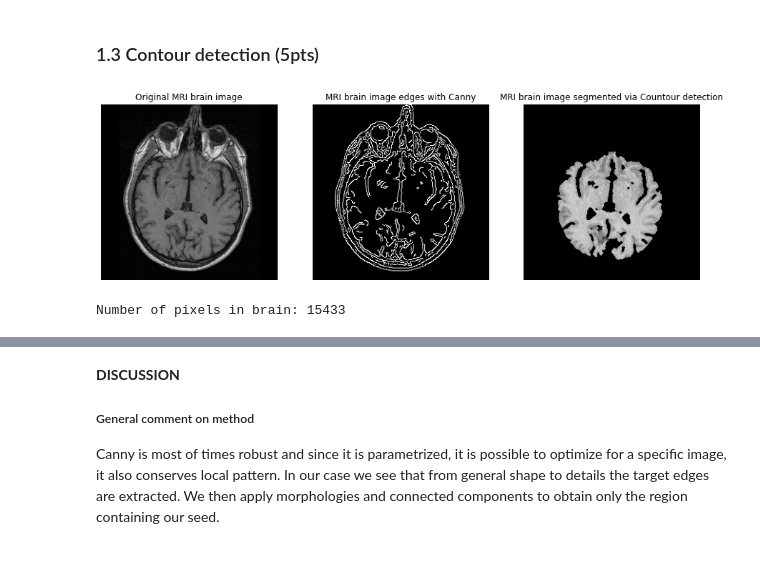
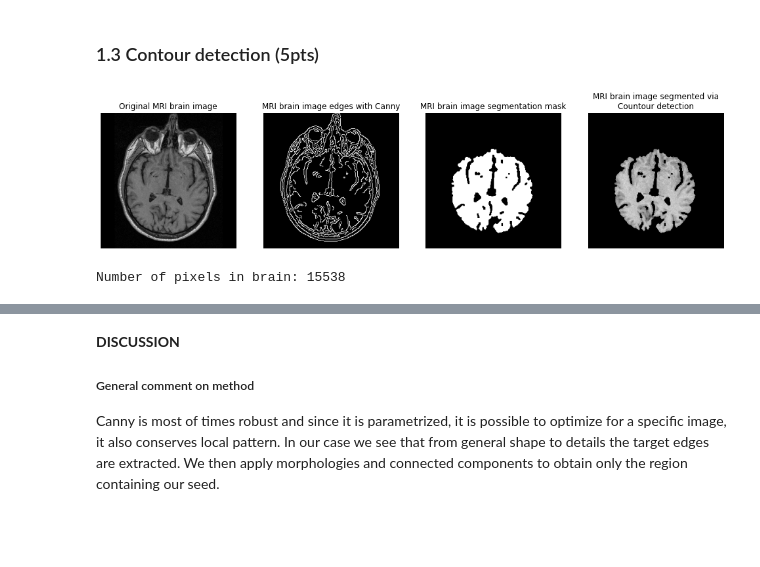
Before and after one commit to Andrea-Oliveri/Image-Processing-Assignements, a Jupyter notebook: Lab 1/lab_01_segmentation.ipynb, the cells around one changed output, grey strips where cells are left out. Saved outputs shown, nothing was run; the diff lists cells and outputs as text; code cells hidden in the pictures.

```diff
--- a/Lab 1/lab_01_segmentation.ipynb
+++ b/Lab 1/lab_01_segmentation.ipynb
@@ -226,28 +228,27 @@ Our segmented region occupies in total an area of `15935 pixels`. Most shapes an
 # %% [markdown]
 ### 1.3 Contour detection (5pts)
 # %%
-def segment_region_growing(image, canny_threshold_low, canny_threshold_high, dilation_structuring_element, seed):
+def segment_countour_detection(image, canny_threshold_low, canny_threshold_high, dilation_structuring_element, seed):
     """
-    Function returning the results of the Canny Edges detector and the image after doing the connected component inside the brain
-    to isolate it.
+    Function returning the results of the Canny Edges detector and the image after
+    doing the connected component inside the brain to isolate it.
 
-    Arguments :
+    Args:
         image::[np.array]
-            input image on which we perform contour edge detection. The image must be prefiltered before in order to remove
-            the noise (with a median filter)
-        canny_threshold_low::[float] :
-            Value of the low threshold for Canny edge detector (in the hysteresis)
-        canny_threshold_high::[float] :
-            Value of the high threshold for Canny edge detector (in the hysteresis)
+            Input image on which we perform contour edge detection.
+        canny_threshold_low::[float]
+            Value of the low threshold for Canny edge detector's hysteresis.
+        canny_threshold_high::[float]
+            Value of the high threshold for Canny edge detector's hysteresis.
         dilation_structuring_element::[np.array]
-            Kernel used to dillate the structure and connected the edges made by Canny edge detector
-        seed::[tuple] :
-            Point of reference to do the connected components
-    Output :
+            Kernel used to dilate and connected the edges made by Canny edge detector.
+        seed::[tuple]
+            Tuple of form (line, col) containing a pixel we know is in the brain.
+    Returns:
         canny_detector::[np.array]:
-            Image output of the Canny detector
-        Mask::[np.array]:
-            Image output of the brain isolated and filled with connected components
+            Image output of the Canny detector.
+        mask::[np.array]:
+            Output segmentation mask of the brain.
     """
     # Edge detection.
     canny_detector = cv.Canny(brain_median, canny_threshold_low, canny_threshold_high)
@@ -266,8 +267,7 @@ def segment_region_growing(image, canny_threshold_low, canny_threshold_high, dil
 
     # Dilation of segmented area to counteract previous dilation of borders.
     mask = cv.dilate(mask.astype(np.uint8), kernel)
-    ##Closing :
-    mask = cv.morphologyEx(mask, cv.MORPH_CLOSE, kernel)
+
     return canny_detector, mask
 
 
@@ -275,42 +275,47 @@ def segment_region_growing(image, canny_threshold_low, canny_threshold_high, dil
 threshold_low  = 50
 threshold_high = 90
 
 # Filter parameters.
 size_median_filter_image = 3
 
 # Dilation structuring element.
 kernel = cv.getStructuringElement(cv.MORPH_CROSS, (3,3))
 
 # Pixel in brain.
 seed = (140, 140)
 
 
 ## Applying a median filter in order to reduce the noise while keeping the edges clear.
 brain_median = cv.medianBlur(brain_im, size_median_filter_image)
 
 # Segmenting.
-canny_detector, mask = segment_region_growing(brain_im, threshold_low,
-                                              threshold_high, kernel, seed)
+canny_detector, mask = segment_countour_detection(brain_im, threshold_low, threshold_high, kernel, seed)
 
-# Display Segmentation Mask.
-fig, ax = plt.subplots(1, 3, figsize=(15, 5))
+# Closing to remove small holes.
+mask = cv.morphologyEx(mask.astype(np.uint8), cv.MORPH_CLOSE, cv.getStructuringElement(cv.MORPH_RECT, (3,3)))
+
+
+# Display Segmented Brain
+fig, ax = plt.subplots(1, 4, figsize=(17, 5))
 ax[0].imshow(brain_im, cmap='gray')
 ax[0].set_title('Original MRI brain image')
 ax[0].axis('off')
 ax[1].imshow(canny_detector, cmap='gray')
 ax[1].set_title('MRI brain image edges with Canny')
 ax[1].axis('off')
-masked_image = np.where(mask, brain_im, 0)
-ax[2].imshow(masked_image, cmap='gray')
-ax[2].set_title('MRI brain image segmented via Countour detection')
+ax[2].imshow(mask, cmap='gray')
+ax[2].set_title('MRI brain image segmentation mask')
 ax[2].axis('off')
+ax[3].imshow(np.where(mask, brain_im, 0), cmap='gray')
+ax[3].set_title('MRI brain image segmented via\nCountour detection')
+ax[3].axis('off')
 plt.show()
 
 # Count number of pixels in brain.
 print(f"Number of pixels in brain: {mask.sum()}")
 # %% [output]
-[figure, old version]
+[figure, new version]
-Number of pixels in brain: 15433
+Number of pixels in brain: 15538
 # %%
 %%timeit
 brain_median = cv.medianBlur(brain_im, size_median_filter_image)
```
Also changed, not shown: parts of 11 cells of this notebook.
